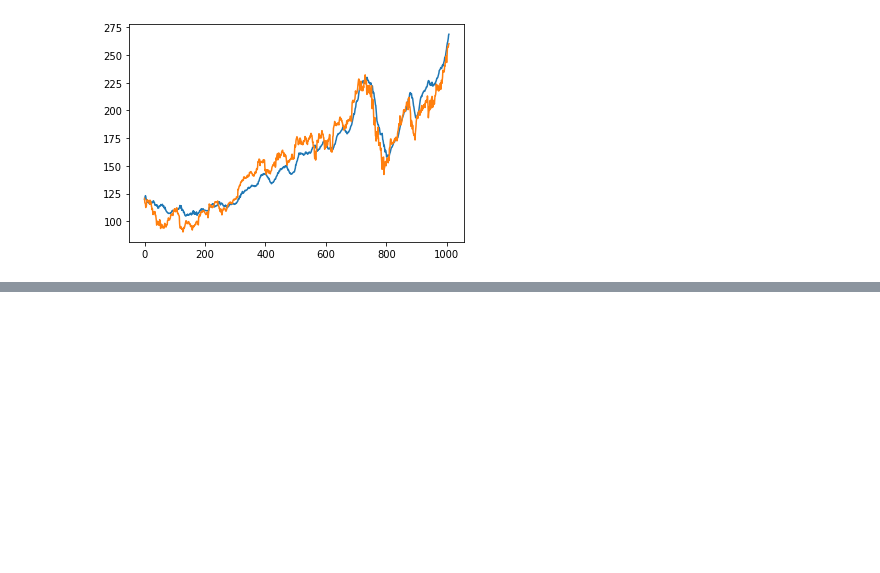
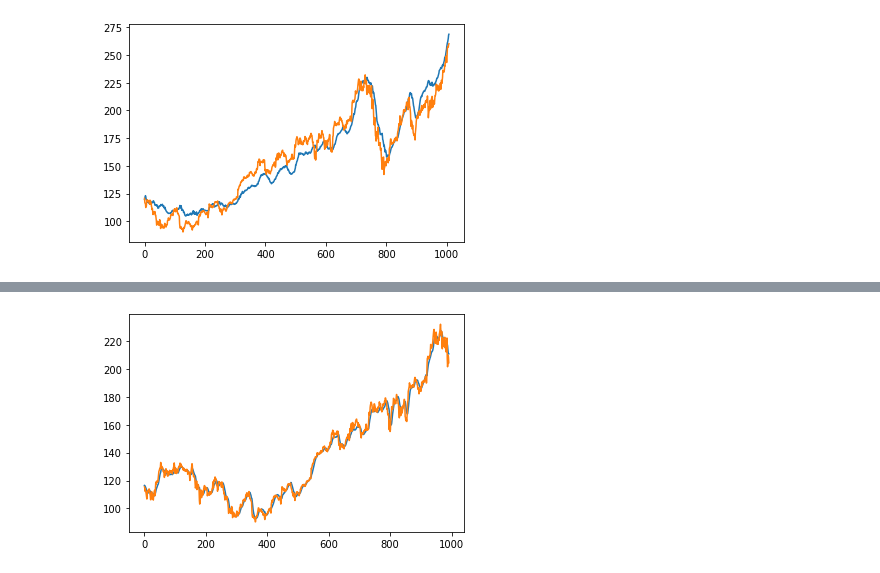
Before and after one commit to Samarmy/CS545TP, a Jupyter notebook: Armstrong-Choudhary-Hua-project.ipynb, the cells around one changed output, grey strips where cells are left out. Cells and saved outputs as stored; diff of their text form; code cells hidden in the pictures; blank space fills up the shorter version.

Commit message:
Added 2 dimensional convalutional layer to LSTM model

```diff
--- a/Armstrong-Choudhary-Hua-project.ipynb
+++ b/Armstrong-Choudhary-Hua-project.ipynb
@@ -462,0 +465,38 @@ plt.show()
+# %%
+look_back_uni_series = 15
+# %%
+scUniSeries = MinMaxScaler(feature_range = (0, 1))
+scUniSeries2 = MinMaxScaler(feature_range = (0, 1))
+close_columns = []
+for ind in data.columns:
+    if(('Adj Close' not in ind) & (('AAPL' in ind) | ('MSFT' in ind))):
+        close_columns.append(ind)
+univariate_seqs = scUniSeries.fit_transform(data[close_columns])
+univariate_sols = scUniSeries2.fit_transform(data["Close AAPL"].to_numpy().reshape(-1, 1))
+train_percent = .8
+n_train = int(train_percent * len(univariate_seqs))
+training_set = univariate_seqs[:n_train]
+training_set = training_set.reshape(training_set.shape[0], 1, 2, 5)
+Y_train = univariate_sols[look_back_uni_series:n_train]
+testing_set = univariate_seqs[n_train - look_back_uni_series:]
+testing_set = testing_set.reshape(testing_set.shape[0], 1, 2, 5)
+Y_test = univariate_sols[n_train:]
+# %%
+X_train = []
+y_train = []
+for i in range(look_back_uni_series, training_set.shape[0]):
+    X_train.append(training_set[i-look_back_uni_series:i, :, :])
+X_train = np.array(X_train)
+# %%
+# Initialising the RNN
+regressor = Sequential()
+regressor.add(ConvLSTM2D(filters=64, kernel_size=(1,2), activation='relu', input_shape=(look_back_uni_series, 1, 2, 5)))
+regressor.add(Flatten())
+regressor.add(Dense(1))
+
+# Compiling the RNN
+regressor.compile(optimizer = 'adam', loss = 'mean_squared_error')
+
+# Fitting the RNN to the Training set
+regressor.fit(X_train, Y_train, epochs = 5)
+predicted_stock_price = regressor.predict(X_train.reshape(X_train.shape[0], 15, 1, 2, 5)).reshape(-1, 1)
@@ -462,0 +515,6 @@ plt.show()
+# %%
+plt.plot(scUniSeries2.inverse_transform(predicted_stock_price))
+plt.plot(scUniSeries2.inverse_transform(Y_train))
+plt.show()
+# %% [output]
+[figure, added]
```
Also changed, not shown: parts of 5 cells of this notebook, 1 other file.
